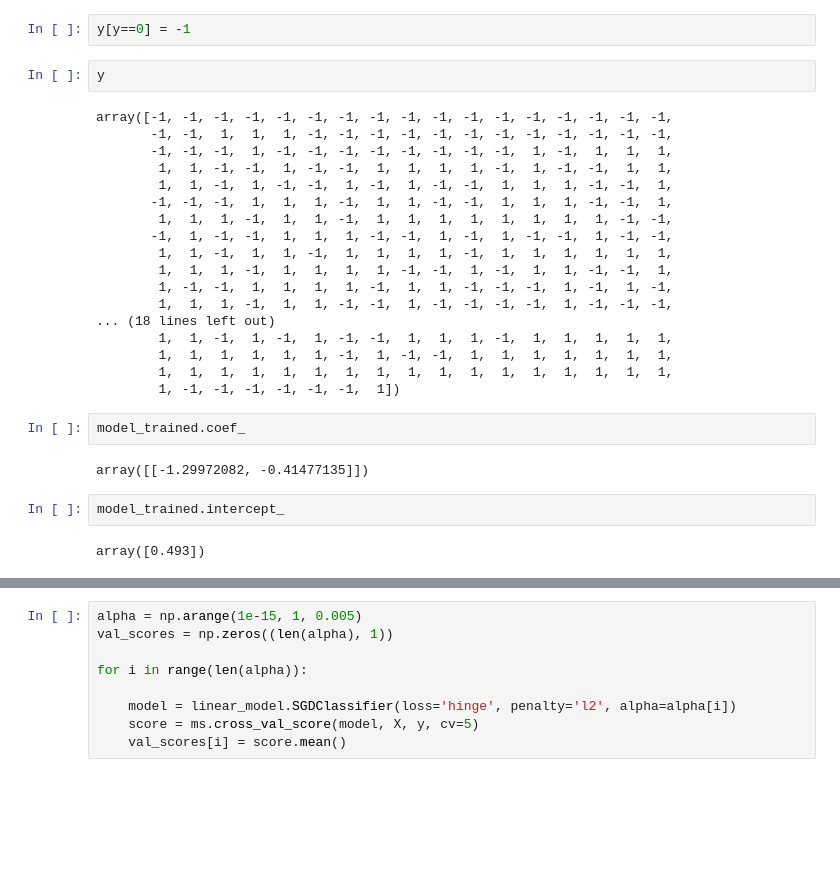
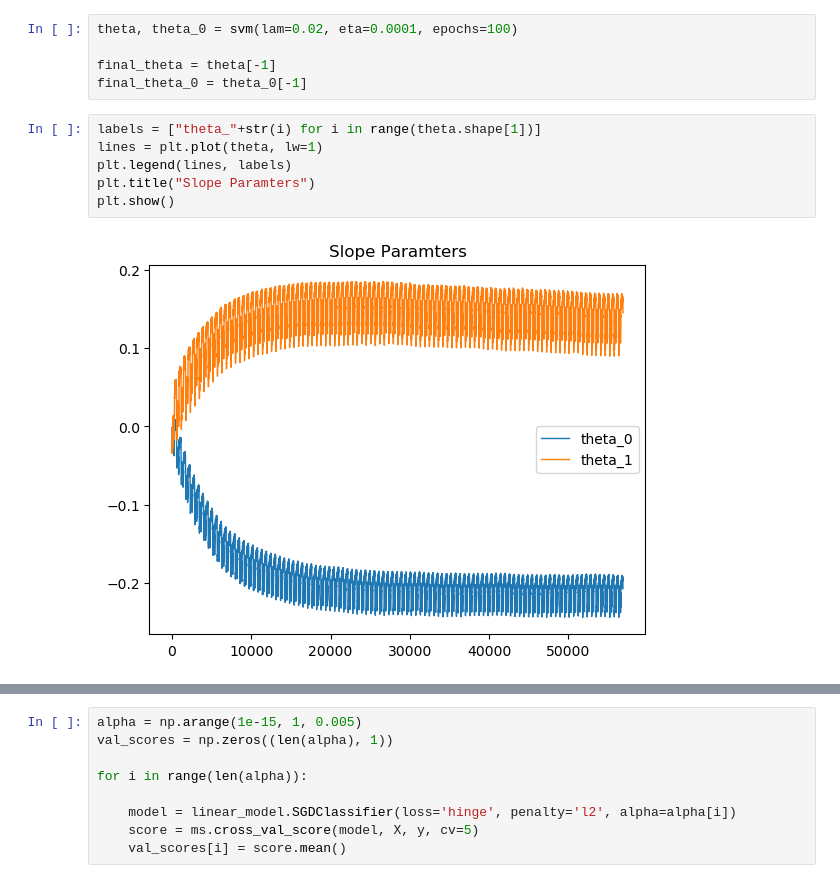
Before and after one commit to bernhard-pfann/my-study-notebooks, a Jupyter notebook: support-vector-machine.ipynb, the cells around one changed output, grey strips where cells are left out. Saved outputs shown, nothing was run; the diff lists cells and outputs as text; blank space fills up the shorter version.

```diff
--- a/support-vector-machine.ipynb
+++ b/support-vector-machine.ipynb
@@ -64,30 +49,13 @@ array([-15.68725933,  -8.92173301])
-# %%
-y[y==0] = -1
-# %%
-y
-# %% [output]
-array([-1, -1, -1, -1, -1, -1, -1, -1, -1, -1, -1, -1, -1, -1, -1, -1, -1,
-       -1, -1,  1,  1,  1, -1, -1, -1, -1, -1, -1, -1, -1, -1, -1, -1, -1,
-       -1, -1, -1,  1, -1, -1, -1, -1, -1, -1, -1, -1,  1, -1,  1,  1,  1,
-        1,  1, -1, -1,  1, -1, -1,  1,  1,  1,  1, -1,  1, -1, -1,  1,  1,
-        1,  1, -1,  1, -1, -1,  1, -1,  1, -1, -1,  1,  1,  1, -1, -1,  1,
-       -1, -1, -1,  1,  1,  1, -1,  1,  1, -1, -1,  1,  1,  1, -1, -1,  1,
-        1,  1,  1, -1,  1,  1, -1,  1,  1,  1,  1,  1,  1,  1,  1, -1, -1,
-       -1,  1, -1, -1,  1,  1,  1, -1, -1,  1, -1,  1, -1, -1,  1, -1, -1,
-        1,  1, -1,  1,  1, -1,  1,  1,  1,  1, -1,  1,  1,  1,  1,  1,  1,
-        1,  1,  1, -1,  1,  1,  1,  1, -1, -1,  1, -1,  1,  1, -1, -1,  1,
-        1, -1, -1,  1,  1,  1,  1, -1,  1,  1, -1, -1, -1,  1, -1,  1, -1,
-        1,  1,  1, -1,  1,  1, -1, -1,  1, -1, -1, -1, -1,  1, -1, -1, -1,
-... (18 lines left out)
-        1,  1, -1,  1, -1,  1, -1, -1,  1,  1,  1, -1,  1,  1,  1,  1,  1,
-        1,  1,  1,  1,  1,  1, -1,  1, -1, -1,  1,  1,  1,  1,  1,  1,  1,
-        1,  1,  1,  1,  1,  1,  1,  1,  1,  1,  1,  1,  1,  1,  1,  1,  1,
-        1, -1, -1, -1, -1, -1, -1,  1])
-# %%
-model_trained.coef_
-# %% [output]
-array([[-1.29972082, -0.41477135]])
-# %%
-model_trained.intercept_
-# %% [output]
-array([0.493])
+# %%
+theta, theta_0 = svm(lam=0.02, eta=0.0001, epochs=100)
+
+final_theta = theta[-1]
+final_theta_0 = theta_0[-1]
+# %%
+labels = ["theta_"+str(i) for i in range(theta.shape[1])]
+lines = plt.plot(theta, lw=1)
+plt.legend(lines, labels)
+plt.title("Slope Paramters")
+plt.show()
+# %% [output]
+[figure, added]
```
Also changed, not shown: parts of 18 cells of this notebook.
